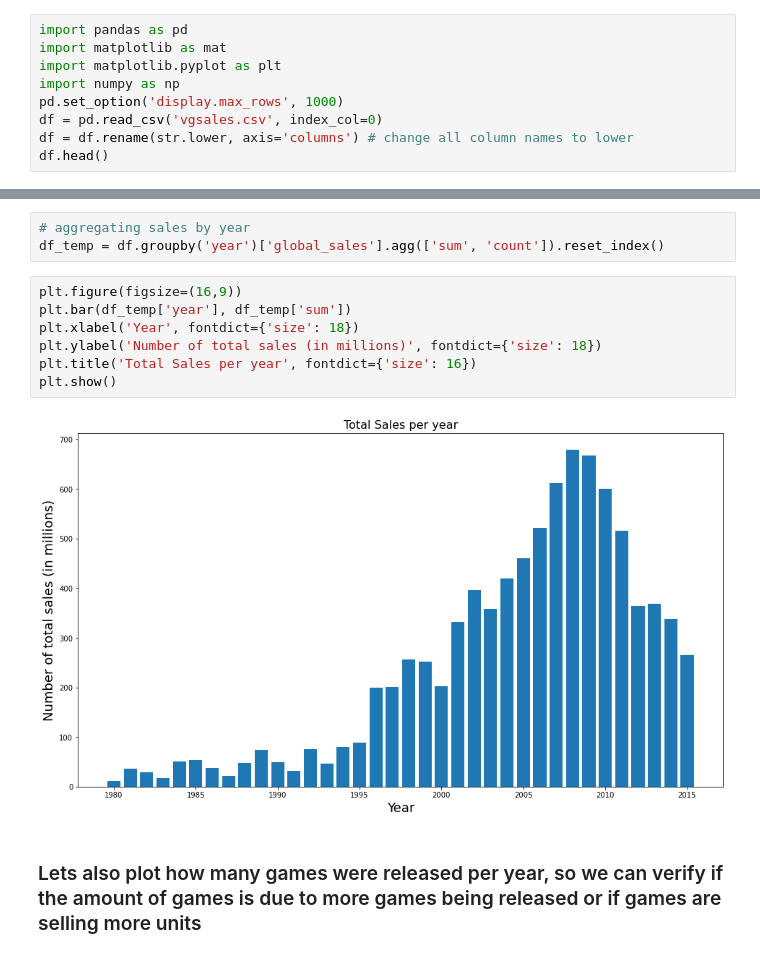
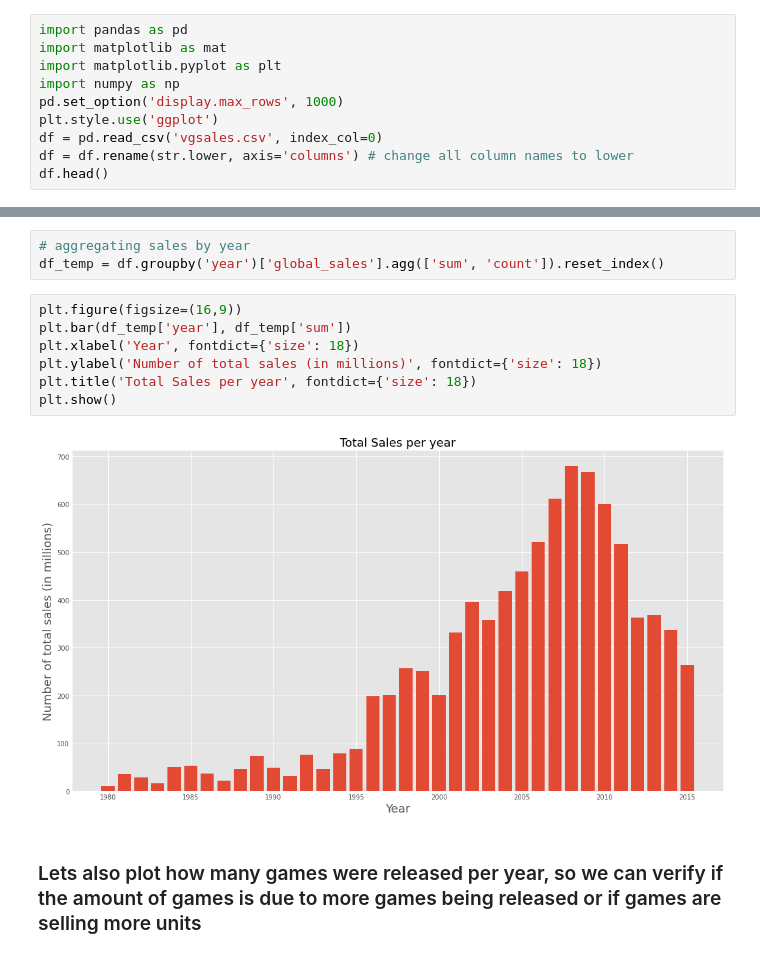
Before and after one commit to 3kleo/Video-Game-Sales-Analysis, a Jupyter notebook: notebook.ipynb, the cells around one changed output, grey strips where cells are left out. Saved outputs shown, nothing was run; the diff lists cells and outputs as text.

```diff
--- a/notebook.ipynb
+++ b/notebook.ipynb
@@ -7,6 +7,7 @@ import matplotlib as mat
 import matplotlib.pyplot as plt
 import numpy as np
 pd.set_option('display.max_rows', 1000)
+plt.style.use('ggplot')
 df = pd.read_csv('vgsales.csv', index_col=0)
 df = df.rename(str.lower, axis='columns') # change all column names to lower
 df.head()
@@ -106,12 +107,12 @@ df_temp = df.groupby('year')['global_sales'].agg(['sum', 'count']).reset_index()
 # %%
 plt.figure(figsize=(16,9))
 plt.bar(df_temp['year'], df_temp['sum'])
 plt.xlabel('Year', fontdict={'size': 18})
 plt.ylabel('Number of total sales (in millions)', fontdict={'size': 18})
-plt.title('Total Sales per year', fontdict={'size': 16})
+plt.title('Total Sales per year', fontdict={'size': 18})
 plt.show()
 # %% [output]
-[figure, old version]
+[figure, new version]
 # %% [markdown]
 ### Lets also plot how many games were released per year, so we can verify if the amount of games is due to more games being released or if games are selling more units
 # %%
```
Also changed, not shown: parts of 16 cells of this notebook.
